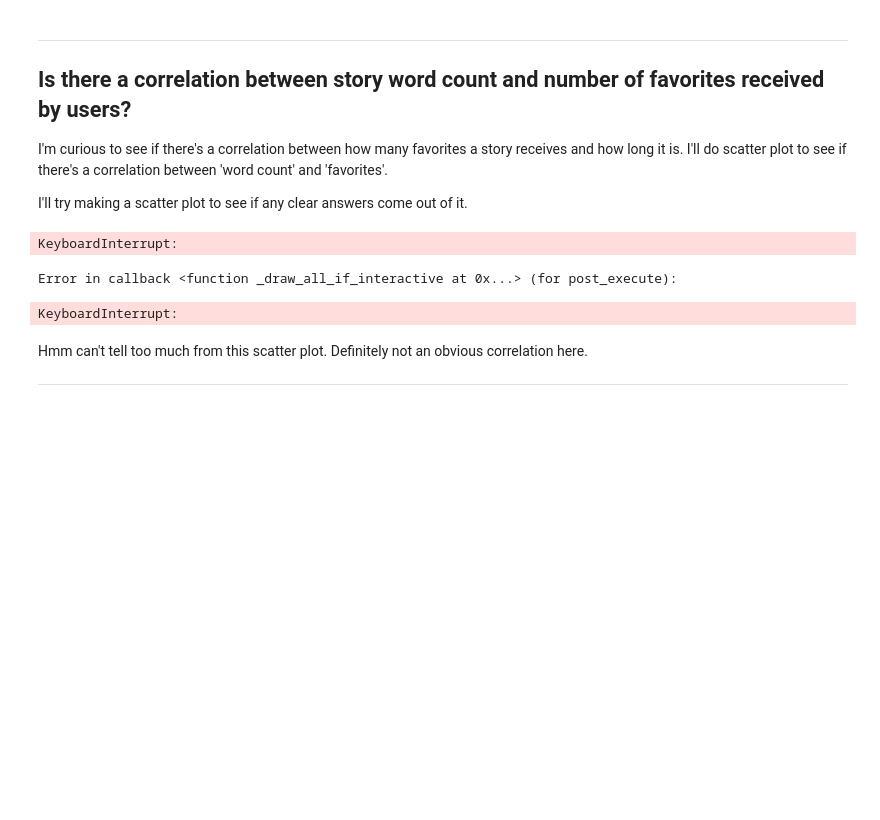
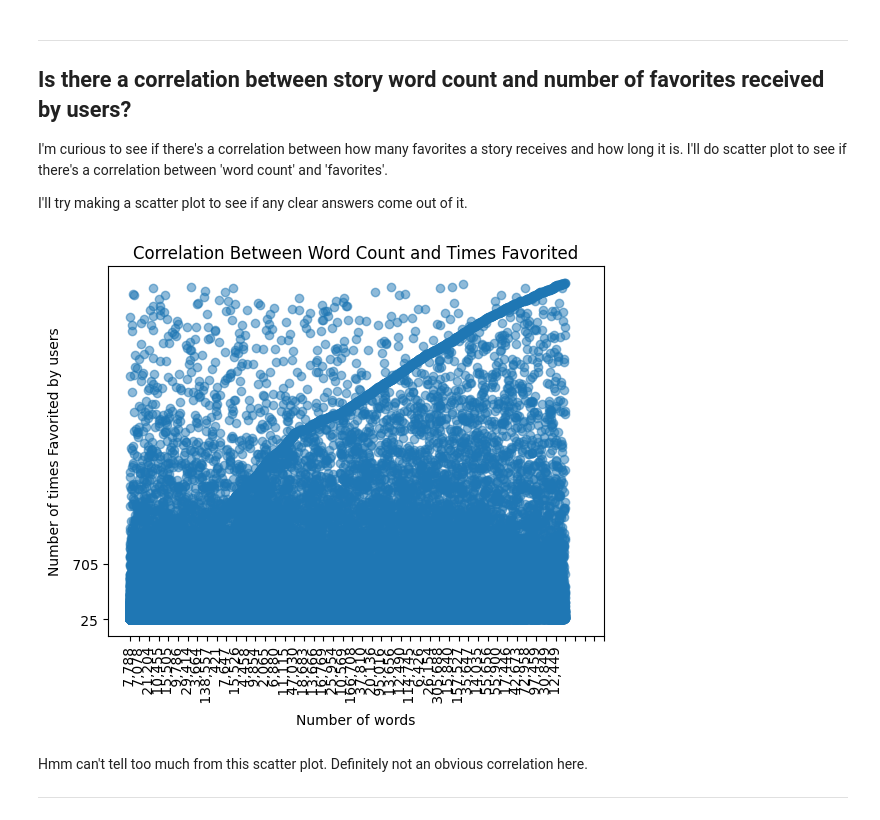
Before and after one commit to natinthegarden/harry-potter, a Jupyter notebook: analyze_harry.ipynb, the cells around one changed output. Cells and saved outputs as stored; diff of their text form; code cells hidden in the pictures; blank space fills up the shorter version.

```diff
--- a/analyze_harry.ipynb
+++ b/analyze_harry.ipynb
@@ -42,19 +42,17 @@ I'll try making a scatter plot to see if any clear answers come out of it.
 #have to import matplotlib
 import matplotlib.pyplot as plt
 # %%
-plt.scatter(harry_df['Words'], harry_df['Favs'], alpha=0.8)
+plt.scatter(harry_df['Words'], harry_df['Favs'], alpha=0.5)
 plt.xlabel('Number of words')
 plt.ylabel('Number of times Favorited by users')
 plt.xticks(range(0, 50000, 1000))
 plt.yticks(range(0, 1000, 500))
 plt.xticks(rotation = 90)
 plt.title("Correlation Between Word Count and Times Favorited")
 plt.show()
 plt.show()
 # %% [output]
-KeyboardInterrupt:
-Error in callback <function _draw_all_if_interactive at 0x...> (for post_execute):
-KeyboardInterrupt:
+[figure, added]
 # %% [markdown]
 Hmm can't tell too much from this scatter plot. Definitely not an obvious correlation here.
 
```
